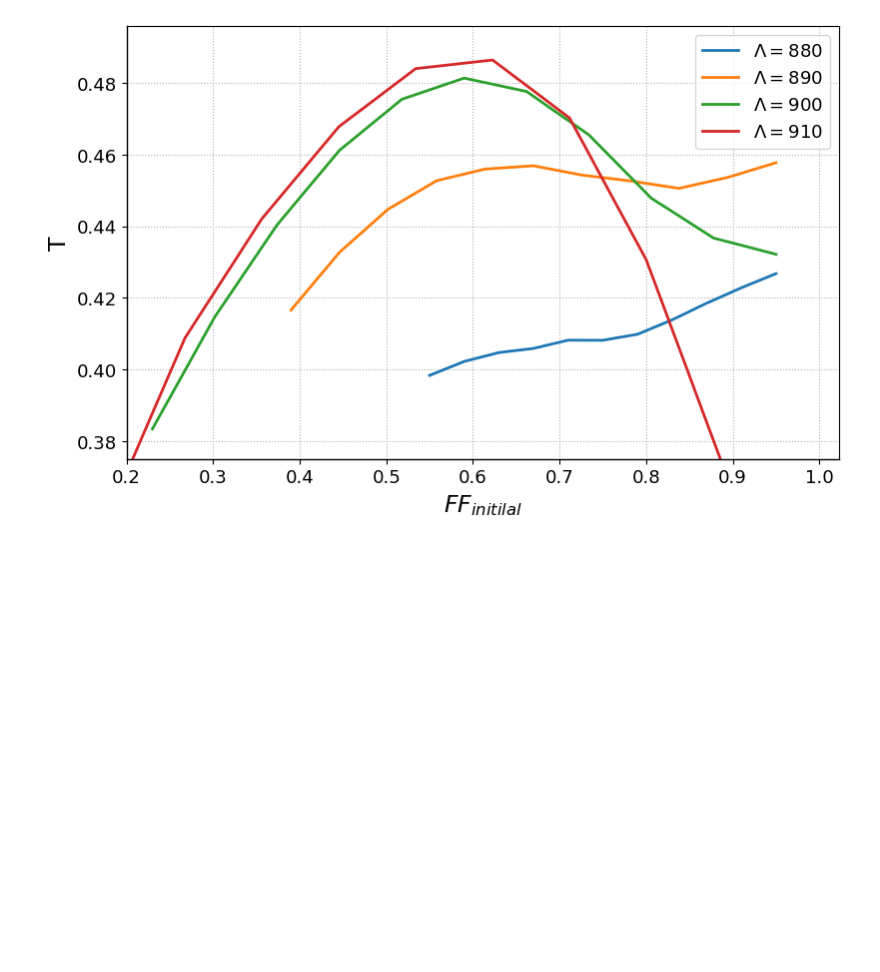
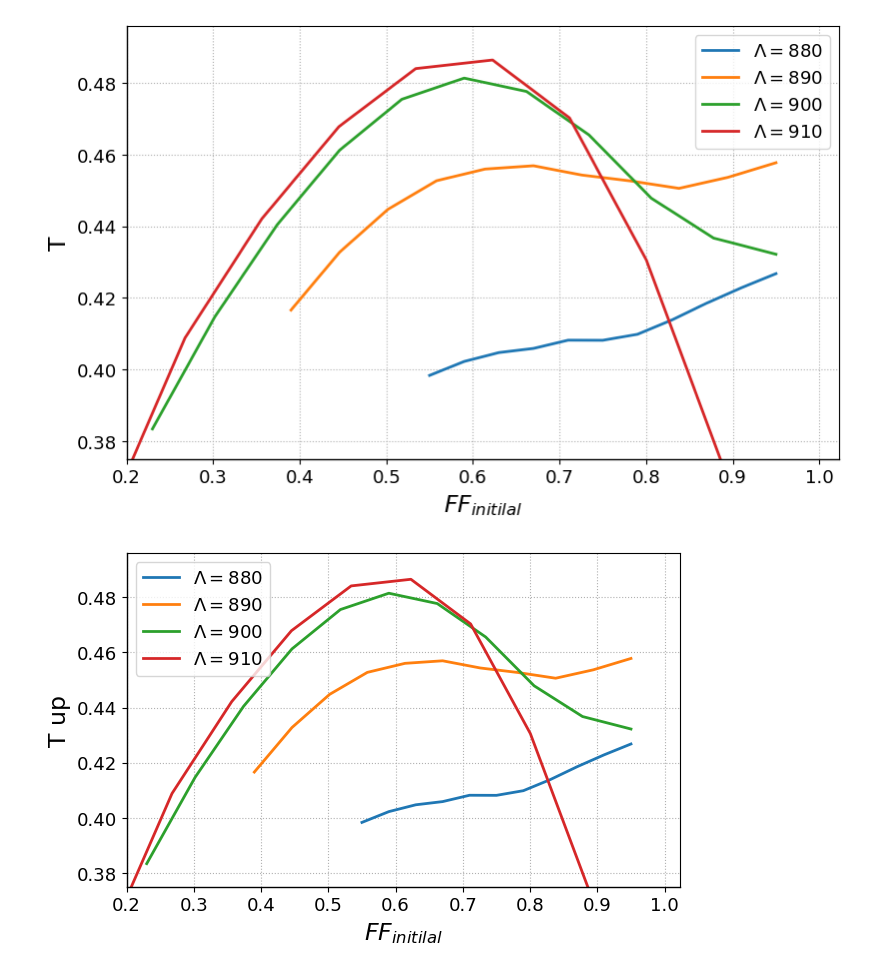
Before and after one commit to TobsTha/BA_code, a Jupyter notebook: Graphics/Up_Transmission/up_transmission.ipynb, the cells around one changed output. Cells and saved outputs as stored; diff of their text form; code cells hidden in the pictures; blank space fills up the shorter version.

Commit message:
up plots presentation

```diff
--- a/Graphics/Up_Transmission/up_transmission.ipynb
+++ b/Graphics/Up_Transmission/up_transmission.ipynb
@@ -102,3 +102,44 @@ plt.show()
 fig.savefig('Up_T_4plots.png', dpi=300)
 # %% [output]
 [figure]
+# %%
+tickslabelsize = 13
+labelsize = 16
+fontsize = 17
+linewidth = 2
+
+# Plot the data
+fig, ax = plt.subplots(figsize=(6.4, 4), layout='constrained')
+ax.plot(data880[0], data880[1], marker='', linestyle='-', label = r'$\Lambda = 880$', linewidth = linewidth)
+ax.plot(data890[0], data890[1], marker='', linestyle='-', label = r'$\Lambda = 890$', linewidth = linewidth)
+ax.plot(data900[0], data900[1], marker='', linestyle='-', label = r'$\Lambda = 900$', linewidth = linewidth)
+ax.plot(data910[0], data910[1], marker='', linestyle='-', label = r'$\Lambda = 910$', linewidth = linewidth)
+
+
+# Use scientific notation for x-axis tick labels if appropriate
+ax.ticklabel_format(style='sci', axis='x', scilimits=(0,0))
+
+ax.set_ylim(bottom= 0.375)
+ax.set_xlim(left= 0.2)
+
+# Increase label font size for readability and add a title
+ax.tick_params(axis='both', labelrotation=0, labelsize=tickslabelsize)
+ax.set_xlabel('$FF_{{initilal}}$', fontsize=fontsize)
+ax.set_ylabel('T up', fontsize=fontsize)
+# ax.set_title('Transmission versus initial filling factor', fontsize=14)
+
+ax.spines['bottom'].set_linewidth(1)  # Thicker line for x-axis
+ax.spines['left'].set_linewidth(1)    # Thicker line for y-axis
+# ax.spines['top'].set_visible(False)
+# ax.spines['right'].set_visible(False)
+
+# # Rotate x-axis tick labels to prevent overlap
+# ax.tick_params(axis='x', labelrotation=0, labelsize=10)
+
+# Show grid
+ax.grid(True, linestyle = ':')
+ax.legend(fontsize = tickslabelsize)
+plt.show()
+fig.savefig('Up_T_4plots_presentation2.png', dpi=300)
+# %% [output]
+[figure, added]
```
Also changed, not shown: 1 other file.
